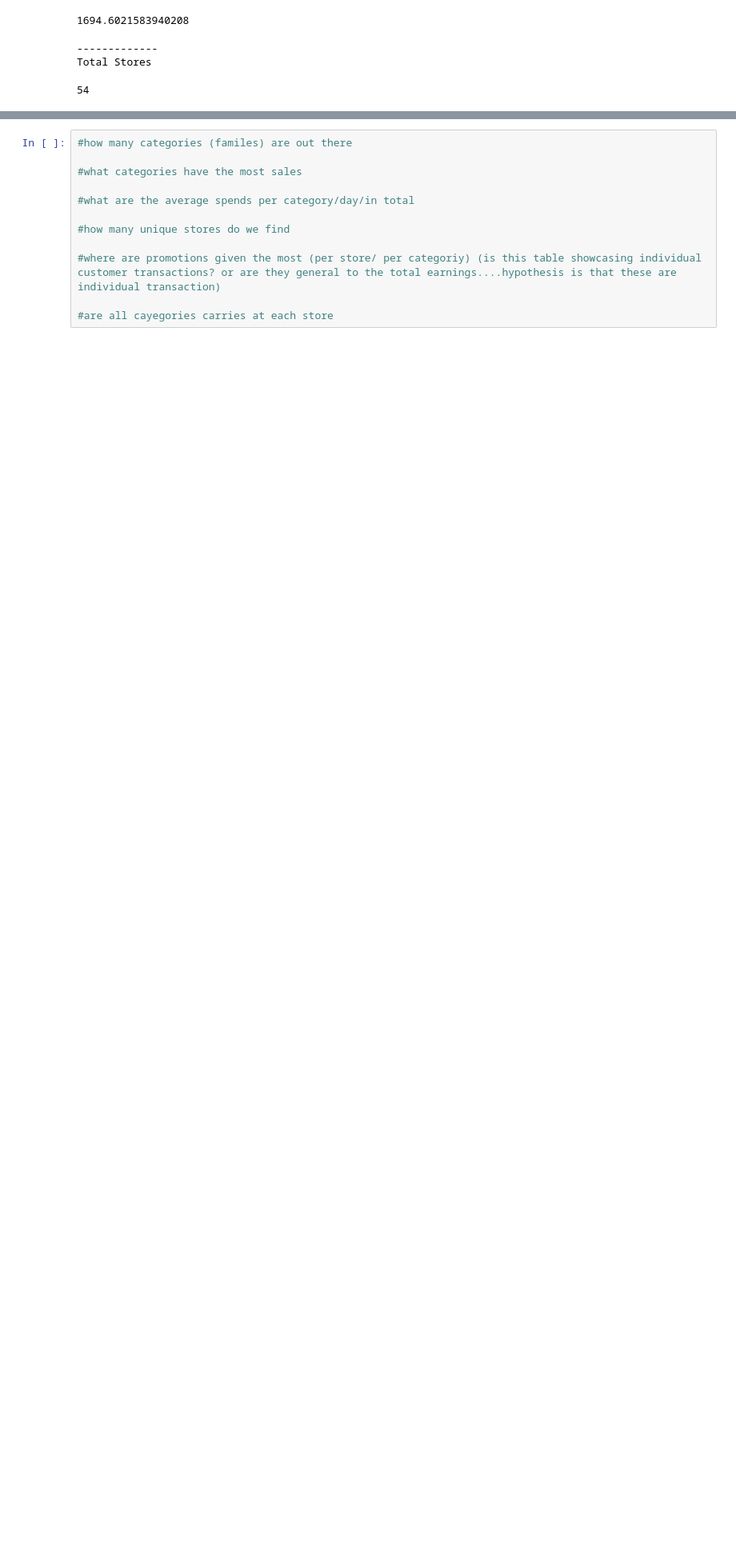
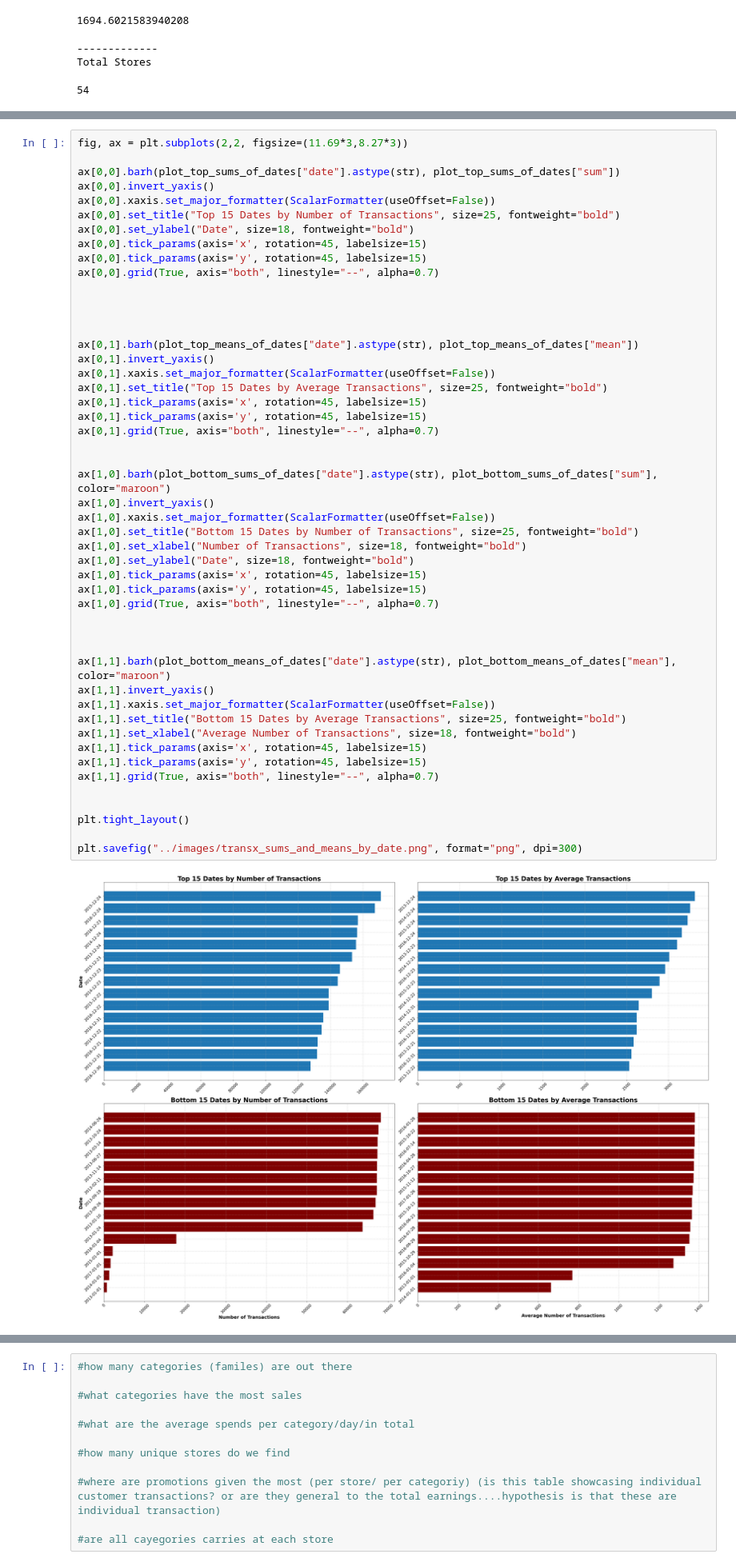
Before and after one commit to chriskuz/store_sales_time_series_forecasting, a Jupyter notebook: src/data_look.ipynb, the cells around one changed output, grey strips where cells are left out. Shown at 80% size. Saved outputs shown, nothing was run; the diff lists cells and outputs as text; blank space fills up the shorter version.

```diff
--- a/src/data_look.ipynb
+++ b/src/data_look.ipynb
@@ -1148,0 +1180,51 @@ Total Stores
+# %%
+fig, ax = plt.subplots(2,2, figsize=(11.69*3,8.27*3))
+
+ax[0,0].barh(plot_top_sums_of_dates["date"].astype(str), plot_top_sums_of_dates["sum"])
+ax[0,0].invert_yaxis()
+ax[0,0].xaxis.set_major_formatter(ScalarFormatter(useOffset=False))
+ax[0,0].set_title("Top 15 Dates by Number of Transactions", size=25, fontweight="bold")
+ax[0,0].set_ylabel("Date", size=18, fontweight="bold")
+ax[0,0].tick_params(axis='x', rotation=45, labelsize=15)
+ax[0,0].tick_params(axis='y', rotation=45, labelsize=15)
+ax[0,0].grid(True, axis="both", linestyle="--", alpha=0.7)
+
+
+
+
+ax[0,1].barh(plot_top_means_of_dates["date"].astype(str), plot_top_means_of_dates["mean"])
+ax[0,1].invert_yaxis()
+ax[0,1].xaxis.set_major_formatter(ScalarFormatter(useOffset=False))
+ax[0,1].set_title("Top 15 Dates by Average Transactions", size=25, fontweight="bold")
+ax[0,1].tick_params(axis='x', rotation=45, labelsize=15)
+ax[0,1].tick_params(axis='y', rotation=45, labelsize=15)
+ax[0,1].grid(True, axis="both", linestyle="--", alpha=0.7)
+
+
+ax[1,0].barh(plot_bottom_sums_of_dates["date"].astype(str), plot_bottom_sums_of_dates["sum"], color="maroon")
+ax[1,0].invert_yaxis()
+ax[1,0].xaxis.set_major_formatter(ScalarFormatter(useOffset=False))
+ax[1,0].set_title("Bottom 15 Dates by Number of Transactions", size=25, fontweight="bold")
+ax[1,0].set_xlabel("Number of Transactions", size=18, fontweight="bold")
+ax[1,0].set_ylabel("Date", size=18, fontweight="bold")
+ax[1,0].tick_params(axis='x', rotation=45, labelsize=15)
+ax[1,0].tick_params(axis='y', rotation=45, labelsize=15)
+ax[1,0].grid(True, axis="both", linestyle="--", alpha=0.7)
+
+
+
+ax[1,1].barh(plot_bottom_means_of_dates["date"].astype(str), plot_bottom_means_of_dates["mean"], color="maroon")
+ax[1,1].invert_yaxis()
+ax[1,1].xaxis.set_major_formatter(ScalarFormatter(useOffset=False))
+ax[1,1].set_title("Bottom 15 Dates by Average Transactions", size=25, fontweight="bold")
+ax[1,1].set_xlabel("Average Number of Transactions", size=18, fontweight="bold")
+ax[1,1].tick_params(axis='x', rotation=45, labelsize=15)
+ax[1,1].tick_params(axis='y', rotation=45, labelsize=15)
+ax[1,1].grid(True, axis="both", linestyle="--", alpha=0.7)
+
+
+plt.tight_layout()
+
+plt.savefig("../images/transx_sums_and_means_by_date.png", format="png", dpi=300)
+# %% [output]
+[figure, added]
```
Also changed, not shown: parts of 26 cells of this notebook, 3 other files.
